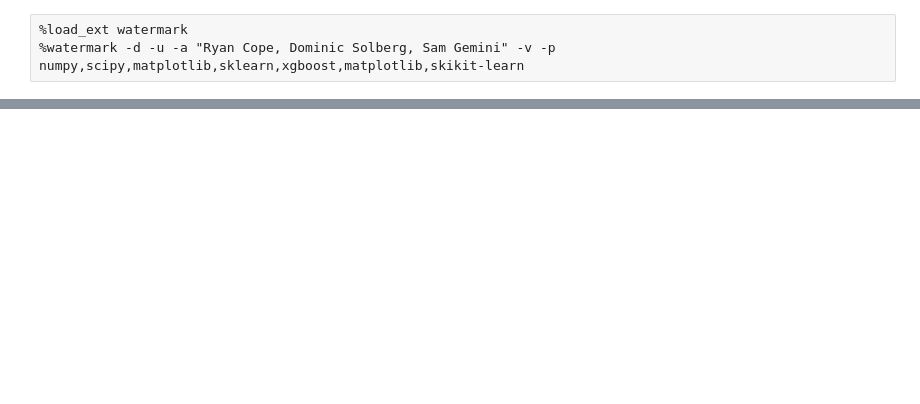
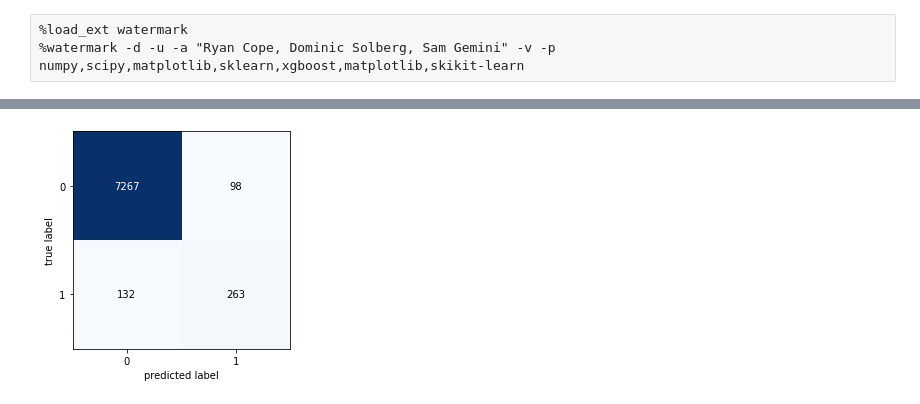
Before and after one commit to rcope13/stat-451-final-project, a Jupyter notebook: Group Project 451.ipynb, the cells around one changed output, grey strips where cells are left out. Saved outputs shown, nothing was run; the diff lists cells and outputs as text; code cells hidden in the pictures; blank space fills up the shorter version.

```diff
--- a/Group Project 451.ipynb
+++ b/Group Project 451.ipynb
@@ -116,0 +159,8 @@ plt.show()
+# %%
+y_pred = boost.predict(X_test)
+cm = confusion_matrix(y_target=y_test,
+                      y_predicted=y_pred)
+fig, ax = plot_confusion_matrix(conf_mat=cm)
+plt.show()
+# %% [output]
+[figure, added]
```
Also changed, not shown: parts of 15 cells of this notebook.
